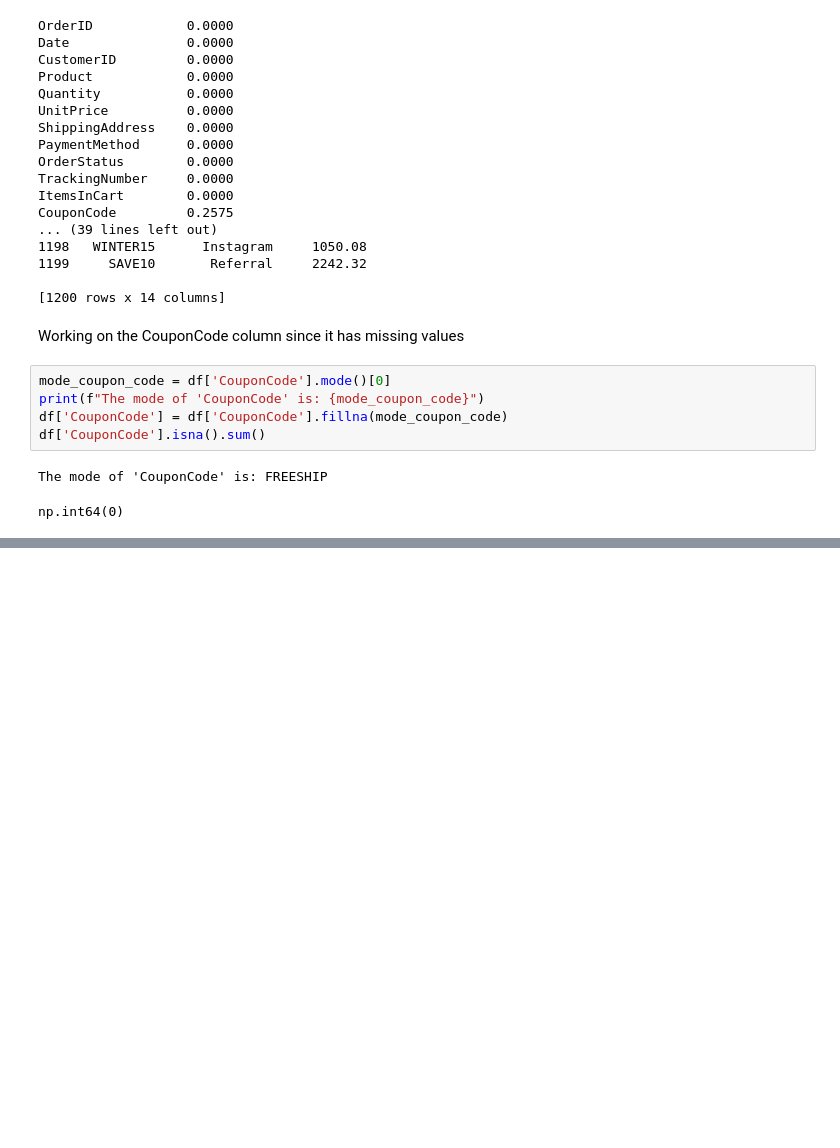
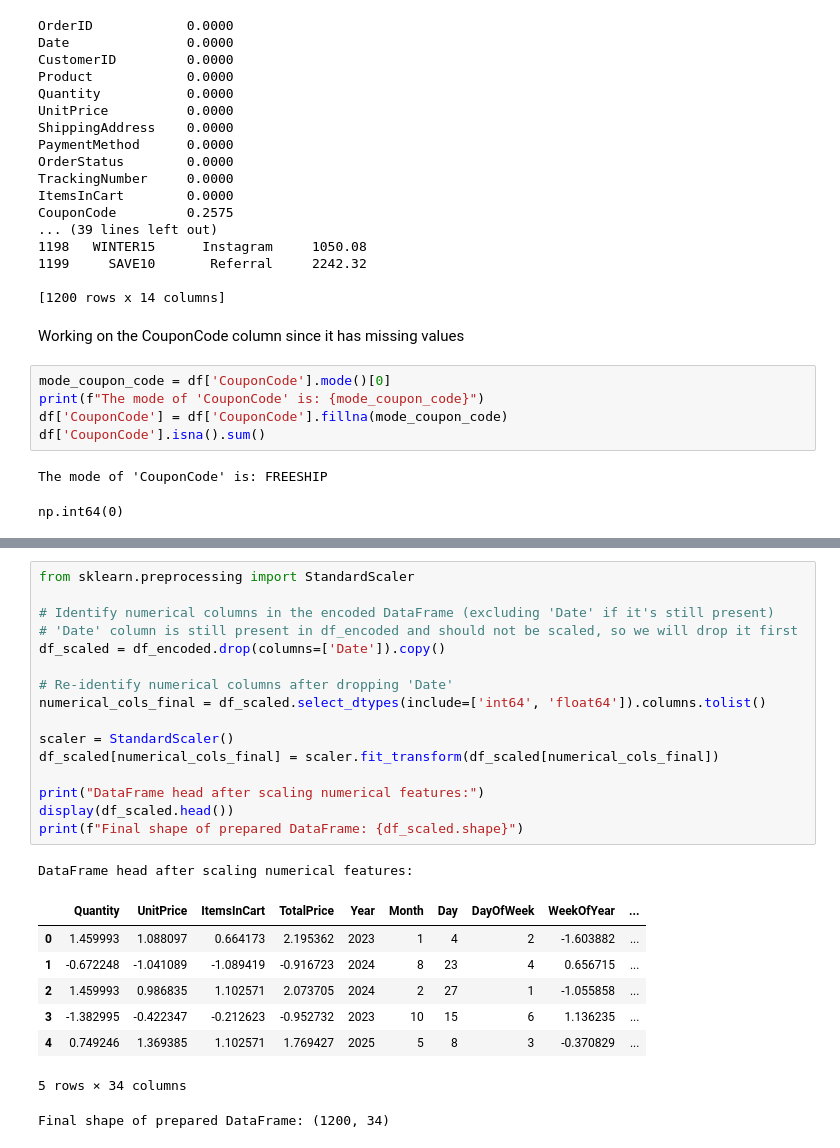
Before and after one commit to kuteesatendojeremiah/decodelabs_DS_intern_work, a Jupyter notebook: project_1.ipynb, the cells around one changed output, grey strips where cells are left out. Cells and saved outputs as stored; diff of their text form; blank space fills up the shorter version.

```diff
--- a/project_1.ipynb
+++ b/project_1.ipynb
@@ -114,0 +272,26 @@ np.int64(0)
+# %%
+from sklearn.preprocessing import StandardScaler
+
+# Identify numerical columns in the encoded DataFrame (excluding 'Date' if it's still present)
+# 'Date' column is still present in df_encoded and should not be scaled, so we will drop it first
+df_scaled = df_encoded.drop(columns=['Date']).copy()
+
+# Re-identify numerical columns after dropping 'Date'
+numerical_cols_final = df_scaled.select_dtypes(include=['int64', 'float64']).columns.tolist()
+
+scaler = StandardScaler()
+df_scaled[numerical_cols_final] = scaler.fit_transform(df_scaled[numerical_cols_final])
+
+print("DataFrame head after scaling numerical features:")
+display(df_scaled.head())
+print(f"Final shape of prepared DataFrame: {df_scaled.shape}")
+# %% [output]
+DataFrame head after scaling numerical features:
+|  | Quantity | UnitPrice | ItemsInCart | TotalPrice | Year | Month | Day | DayOfWeek | WeekOfYear | ... |
+| 0 | 1.459993 | 1.088097 | 0.664173 | 2.195362 | 2023 | 1 | 4 | 2 | -1.603882 | ... |
+| 1 | -0.672248 | -1.041089 | -1.089419 | -0.916723 | 2024 | 8 | 23 | 4 | 0.656715 | ... |
+| 2 | 1.459993 | 0.986835 | 1.102571 | 2.073705 | 2024 | 2 | 27 | 1 | -1.055858 | ... |
+| 3 | -1.382995 | -0.422347 | -0.212623 | -0.952732 | 2023 | 10 | 15 | 6 | 1.136235 | ... |
+| 4 | 0.749246 | 1.369385 | 1.102571 | 1.769427 | 2025 | 5 | 8 | 3 | -0.370829 | ... |
+5 rows × 34 columns
+Final shape of prepared DataFrame: (1200, 34)
```
Also changed, not shown: parts of 14 cells of this notebook.
